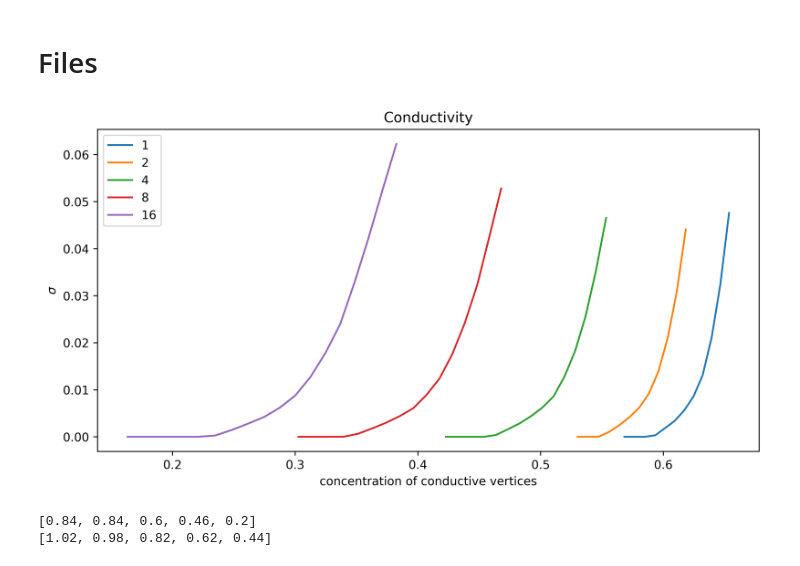
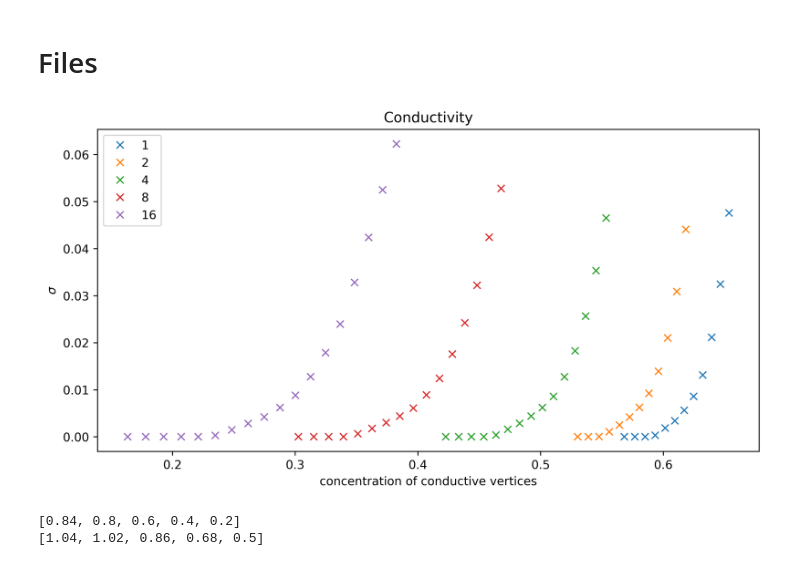
Before and after one commit to dalerxli/percolation, a Jupyter notebook: conductivity/graphs.ipynb, the cells around one changed output. Drawn from its saved outputs; the diff is of its cells as text; code cells hidden in the pictures.

```diff
--- a/conductivity/graphs.ipynb
+++ b/conductivity/graphs.ipynb
@@ -27,14 +27,14 @@ for i,f in enumerate(F):
 # %%
 fig, ax = plt.subplots(1,1, figsize=(10,5), sharey=True, dpi =600)
 ax.set_title("Conductivity")
 for l, o, c in zip(L, real_occ,cond):
-    ax.plot(o, c , label = str(l))
+    ax.plot(o, c ,'x', label = str(l))
 ax.set_xlabel('concentration of conductive vertices')
 ax.legend(loc = "upper left")
 ax.set_ylabel(r'$\sigma$')
 plt.savefig("cond.pdf",bbox_inches="tight")
 # %% [output]
-[figure, old version]
+[figure, new version]
 # %%
 from scipy.optimize import curve_fit
 def step(x):
@@ -53,13 +53,13 @@ B = []
 E = []
 for i, co in enumerate(cond):
     co = np.array(co)
-    B.append(abs(co-0.5e-4).argmin())
-    E.append(abs(co-2e-2).argmin())
+    B.append(abs(co-0.5e-5).argmin())
+    E.append(abs(co-4e-2).argmin())
 print([occ[i][b] for i, b in enumerate(B)])
 print([occ[i][e] for i, e in enumerate(E)])
 # %% [output]
-[0.84, 0.84, 0.6, 0.46, 0.2]
-[1.02, 0.98, 0.82, 0.62, 0.44]
+[0.84, 0.8, 0.6, 0.4, 0.2]
+[1.04, 1.02, 0.86, 0.68, 0.5]
 # %%
 fig, ax = plt.subplots(1,1, figsize=(10,7), sharey=True, dpi =600)
 ax.set_title("Conductivity")
```
Also changed, not shown: parts of 1 cell of this notebook, 6 other files.
